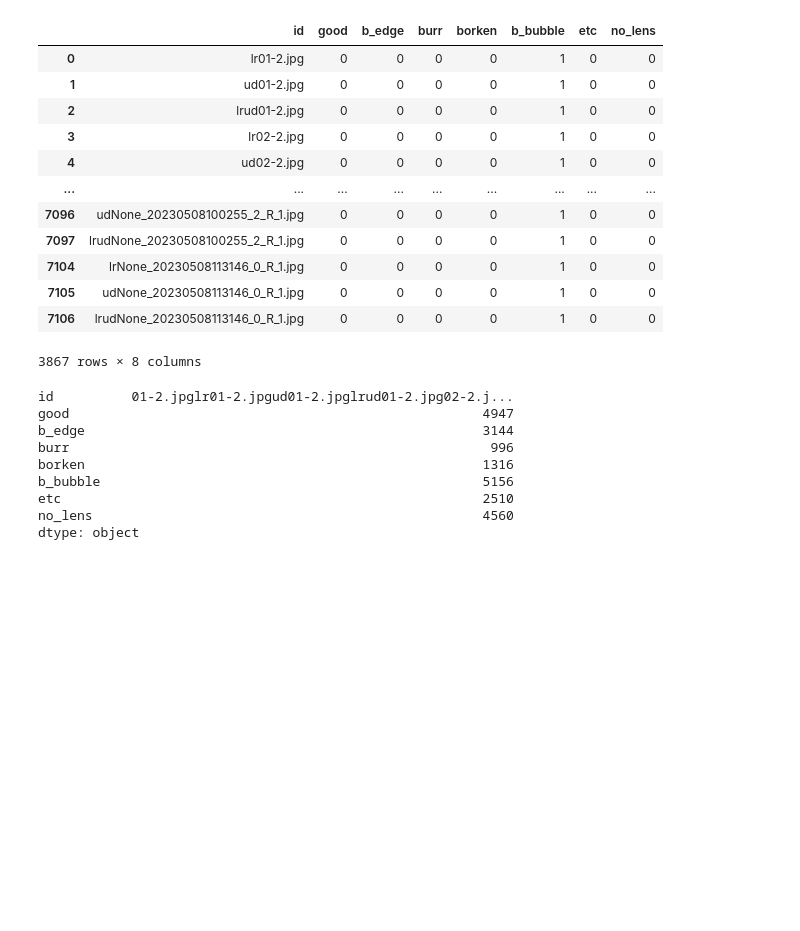
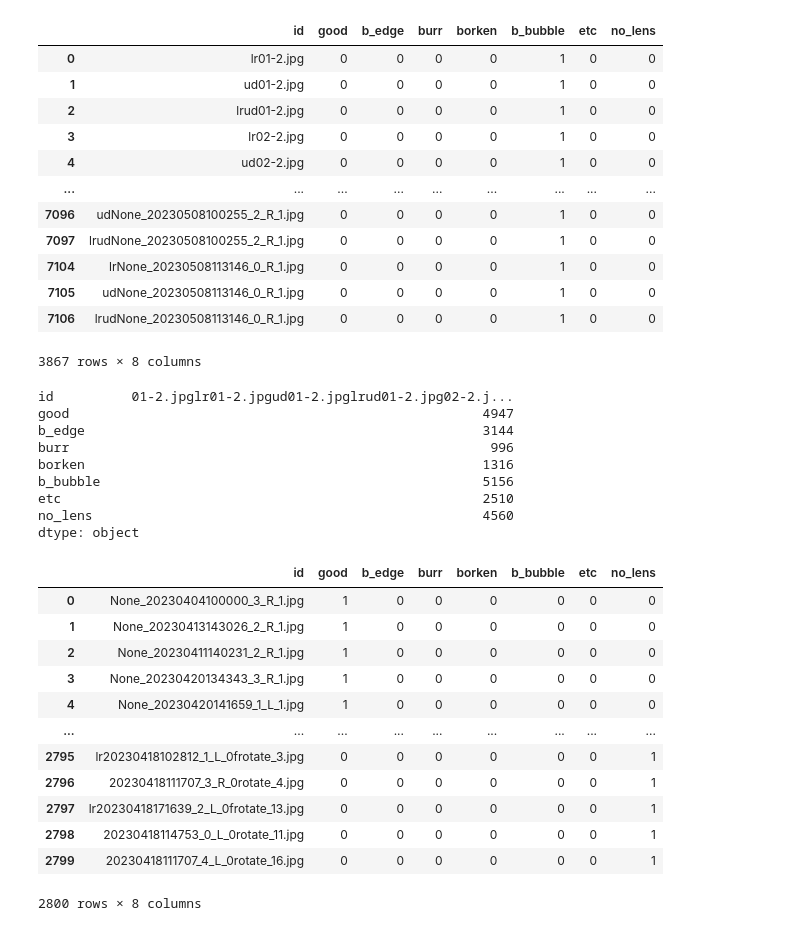
Before and after one commit to sidsid84-kor/xeception, a Jupyter notebook: jupyters/th_dataset.ipynb, the cells around one changed output. Cells and saved outputs as stored; diff of their text form; code cells hidden in the pictures; blank space fills up the shorter version.

```diff
--- a/jupyters/th_dataset.ipynb
+++ b/jupyters/th_dataset.ipynb
@@ -124,3 +124,20 @@ b_bubble                                                 5156
 etc                                                      2510
 no_lens                                                  4560
 dtype: object
+# %%
+th_dataset = pd.read_csv('../csvs/TH_dataset.csv')
+th_dataset
+# %% [output]
+|  | id | good | b_edge | burr | borken | b_bubble | etc | no_lens |
+| 0 | None_20230404100000_3_R_1.jpg | 1 | 0 | 0 | 0 | 0 | 0 | 0 |
+| 1 | None_20230413143026_2_R_1.jpg | 1 | 0 | 0 | 0 | 0 | 0 | 0 |
+| 2 | None_20230411140231_2_R_1.jpg | 1 | 0 | 0 | 0 | 0 | 0 | 0 |
+| 3 | None_20230420134343_3_R_1.jpg | 1 | 0 | 0 | 0 | 0 | 0 | 0 |
+| 4 | None_20230420141659_1_L_1.jpg | 1 | 0 | 0 | 0 | 0 | 0 | 0 |
+| ... | ... | ... | ... | ... | ... | ... | ... | ... |
+| 2795 | lr20230418102812_1_L_0frotate_3.jpg | 0 | 0 | 0 | 0 | 0 | 0 | 1 |
+| 2796 | 20230418111707_3_R_0rotate_4.jpg | 0 | 0 | 0 | 0 | 0 | 0 | 1 |
+| 2797 | lr20230418171639_2_L_0frotate_13.jpg | 0 | 0 | 0 | 0 | 0 | 0 | 1 |
+| 2798 | 20230418114753_0_L_0rotate_11.jpg | 0 | 0 | 0 | 0 | 0 | 0 | 1 |
+| 2799 | 20230418111707_4_L_0rotate_16.jpg | 0 | 0 | 0 | 0 | 0 | 0 | 1 |
+2800 rows × 8 columns
```
Also changed, not shown: parts of 1 cell of this notebook, 9 other files.
